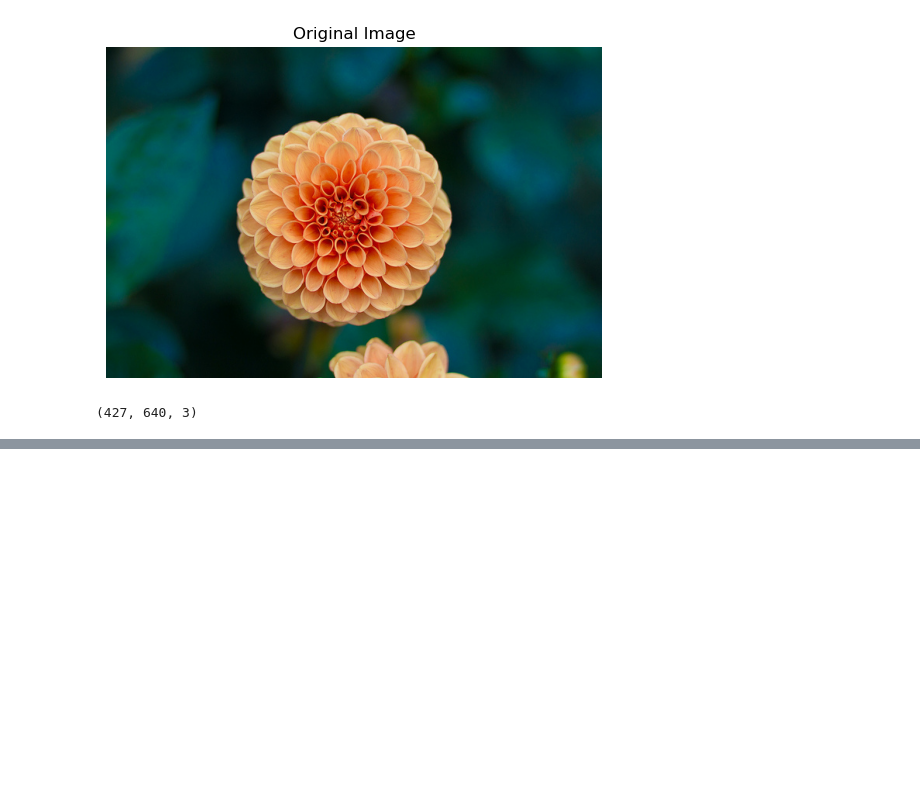
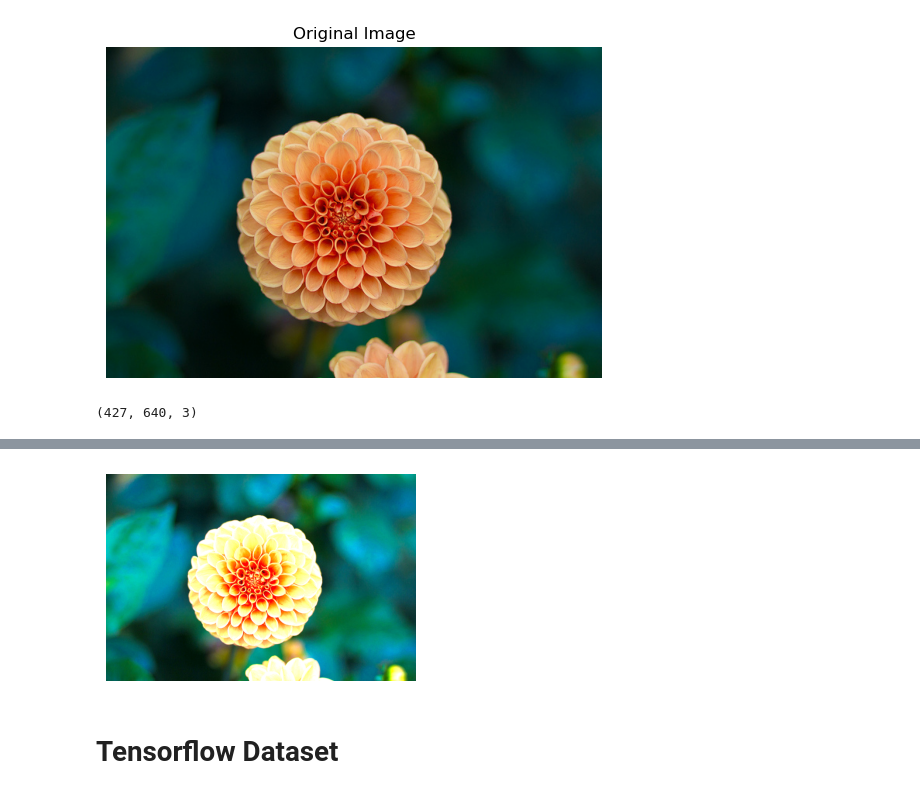
Before and after one commit to ShindeShivam/Machine-Learning, a Jupyter notebook: Neural-Networks-and-Deeplearning/13.Loading&Preprocessing-Data-using-Tensorflow/loading-and-preprocessing_data.ipynb, the cells around one changed output, grey strips where cells are left out. Saved outputs shown, nothing was run; the diff lists cells and outputs as text; code cells hidden in the pictures; blank space fills up the shorter version.

```diff
--- a/Neural-Networks-and-Deeplearning/13.Loading&Preprocessing-Data-using-Tensorflow/loading-and-preprocessing_data.ipynb
+++ b/Neural-Networks-and-Deeplearning/13.Loading&Preprocessing-Data-using-Tensorflow/loading-and-preprocessing_data.ipynb
@@ -876,0 +1467,9 @@ plt.tight_layout()
+# %%
+rescale_image_layer=tf.keras.layers.Rescaling(scale=2./255)
+rescaled_image=rescale_image_layer(image)
+# %%
+plt.figure(figsize=(4,4))
+plt.imshow(rescaled_image[1])
+plt.axis("off")
+plt.show()
+# %% [output]
@@ -876,0 +1477,3 @@ plt.tight_layout()
+[figure, added]
+# %% [markdown]
+# Tensorflow Dataset
```
Also changed, not shown: parts of 76 cells of this notebook.
